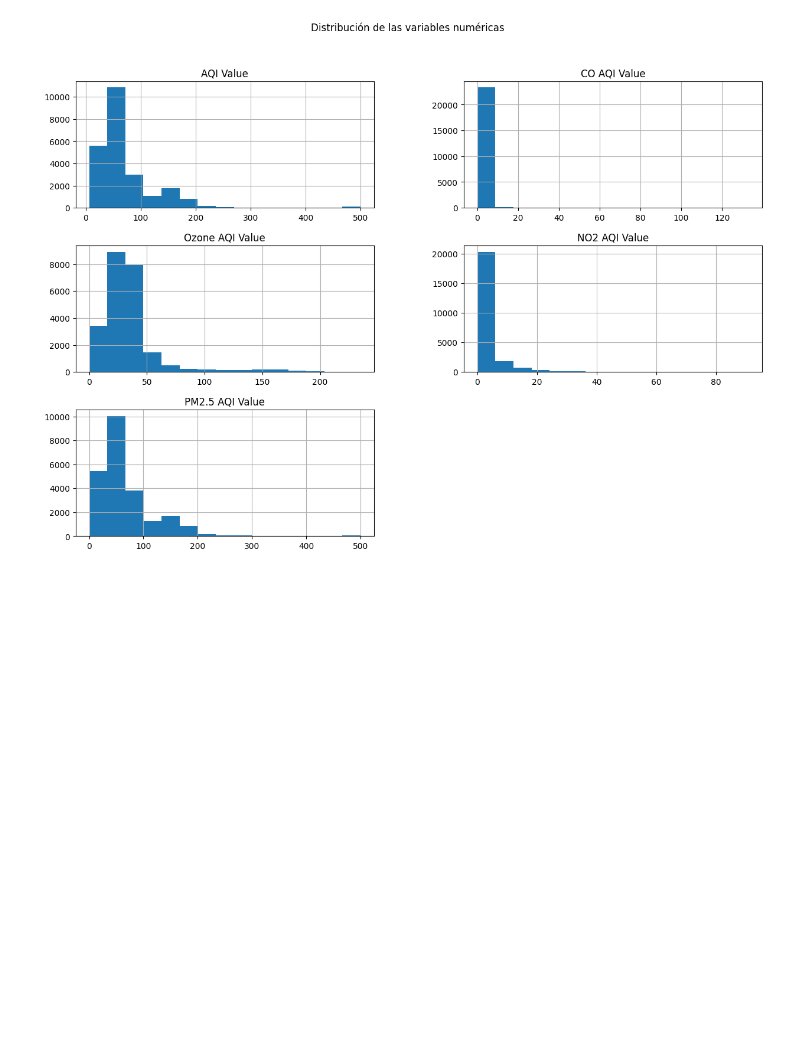
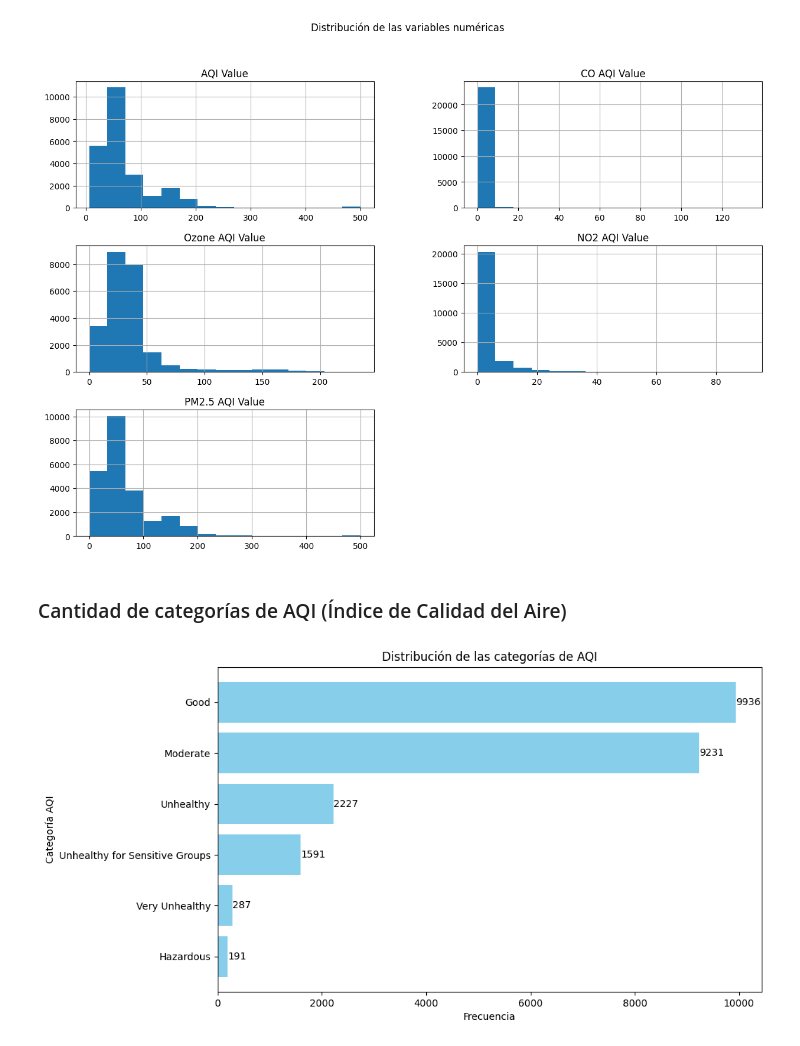
Before and after one commit to Vikktor93/global-air-pollution, a Jupyter notebook: notebooks/001_Analisis_Exploratorio.ipynb, the cells around one changed output. Drawn from its saved outputs; the diff is of its cells as text; code cells hidden in the pictures; blank space fills up the shorter version.

Commit message:
Se agrega visualización de la cantidad de categorías de AQI

```diff
--- a/notebooks/001_Analisis_Exploratorio.ipynb
+++ b/notebooks/001_Analisis_Exploratorio.ipynb
@@ -136,3 +136,25 @@ plt.suptitle("Distribución de las variables numéricas")
 plt.show()
 # %% [output]
 [figure]
+# %% [markdown]
+### Cantidad de categorías de AQI (Índice de Calidad del Aire)
+# %%
+# Se cálcula la cantidad de categorías y se ordena de forma ascendente
+categorias = df['AQI Category'].value_counts().sort_values(ascending=True)
+
+# Gráfico de barras horizontales
+plt.figure(figsize=(10, 6))
+bars = plt.barh(categorias.index, categorias.values, color='skyblue')
+
+# Etiquetas de datos
+for bar in bars:
+    plt.text(bar.get_width() + 1, bar.get_y() + bar.get_height() / 2,
+             str(int(bar.get_width())), va='center', fontsize=10)
+
+plt.title('Distribución de las categorías de AQI')
+plt.xlabel('Frecuencia')
+plt.ylabel('Categoría AQI')
+
+plt.show()
+# %% [output]
+[figure, added]
```
